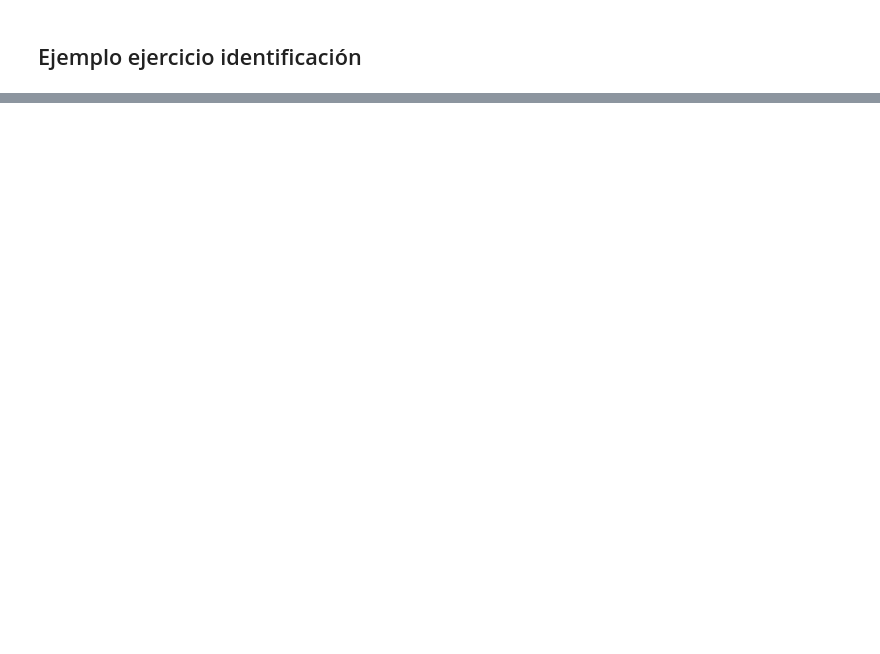
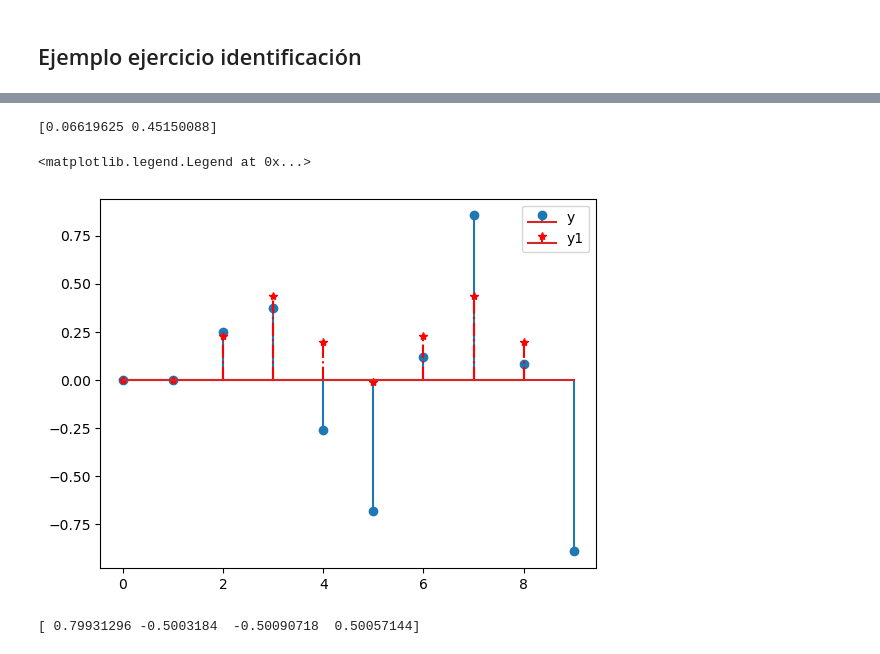
Before and after one commit to pablocarb/ari-notebooks, a Jupyter notebook: T3.ipynb, the cells around one changed output, grey strips where cells are left out. Cells and saved outputs as stored; diff of their text form; code cells hidden in the pictures; blank space fills up the shorter version.

```diff
--- a/T3.ipynb
+++ b/T3.ipynb
@@ -106,0 +118,27 @@ Salida: $ y_k =  \left\{ 0, 0, 0.25, 0.375, -0.2625, -0.6821, 0.1194
+# %%
+d = 2
+Phi = np.transpose( np.array([-np.array( yk[d:len(uk)] ),uk[d:len(uk)]]) )
+theta = np.dot( np.linalg.pinv(Phi),yk[d+1:len(uk)+1] )
+print(theta)
+# %% [output]
+[0.06619625 0.45150088]
+# %%
+y1 = np.zeros(len(uk))  # Inicialización de la salida
+# Ecuación en diferencias
+y1[0] = 0  # Condición inicial
+for n in range(1, len(uk)):
+    y1[n] = -theta[0] * y1[n-1] + theta[1] * uk[n-1]
+
+plt.stem(range(len(yk)), yk)
+plt.stem(range(len(y1)), y1, linefmt='r-.',markerfmt='r*')
+plt.legend(['y','y1'])
+# %% [output]
+<matplotlib.legend.Legend at 0x...>
+[figure, added]
+# %%
+d = 2
+Phi = np.transpose( np.array([-np.array( yk[d-1:len(uk)-2] ),-np.array( yk[d:len(uk)-1] ),uk[d-1:len(uk)-2],uk[d:len(uk)-1]]) )
+theta = np.dot( np.linalg.pinv(Phi),yk[d+1:len(uk)] )
+print(theta)
+# %% [output]
+[ 0.79931296 -0.5003184  -0.50090718  0.50057144]
```
Also changed, not shown: parts of 7 cells of this notebook.
